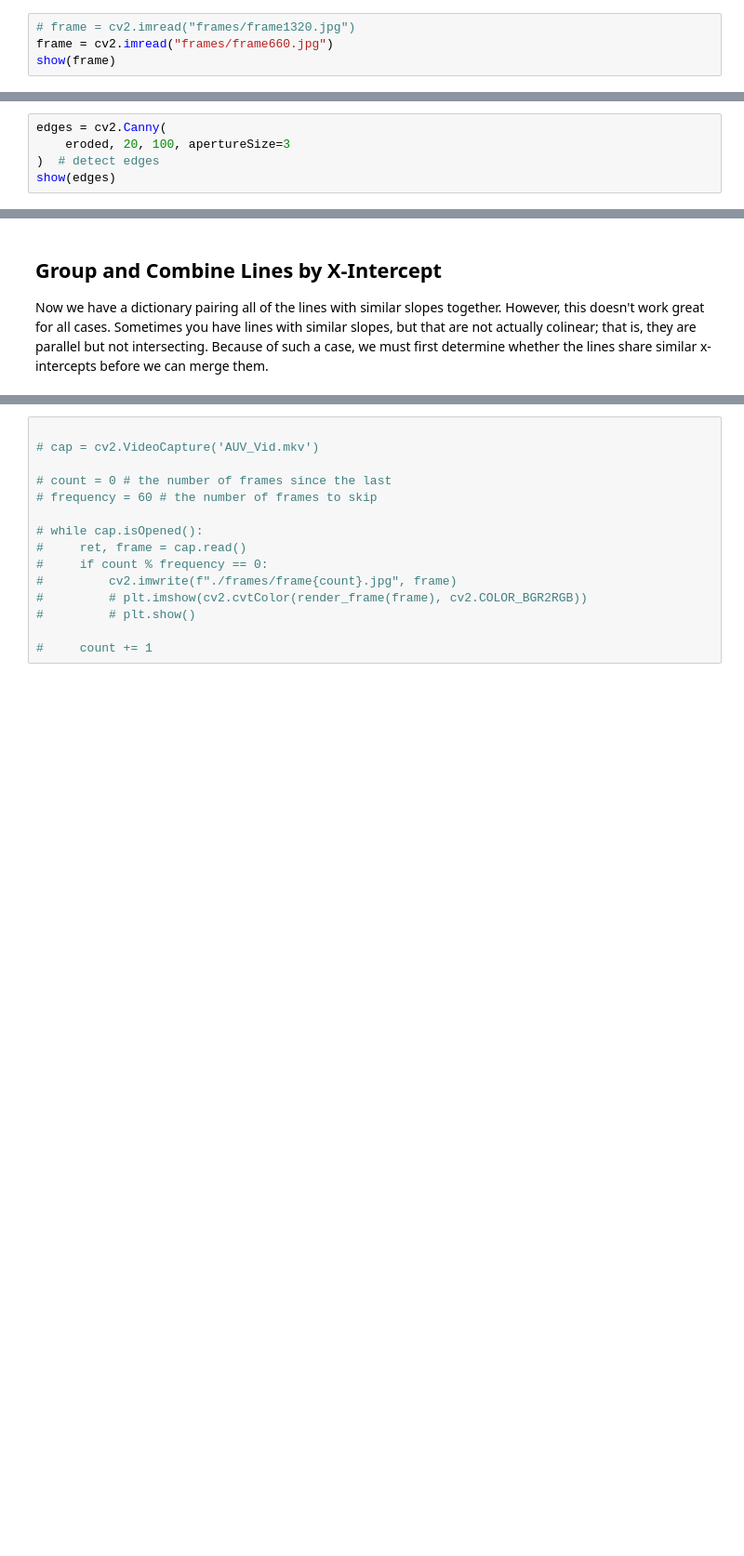
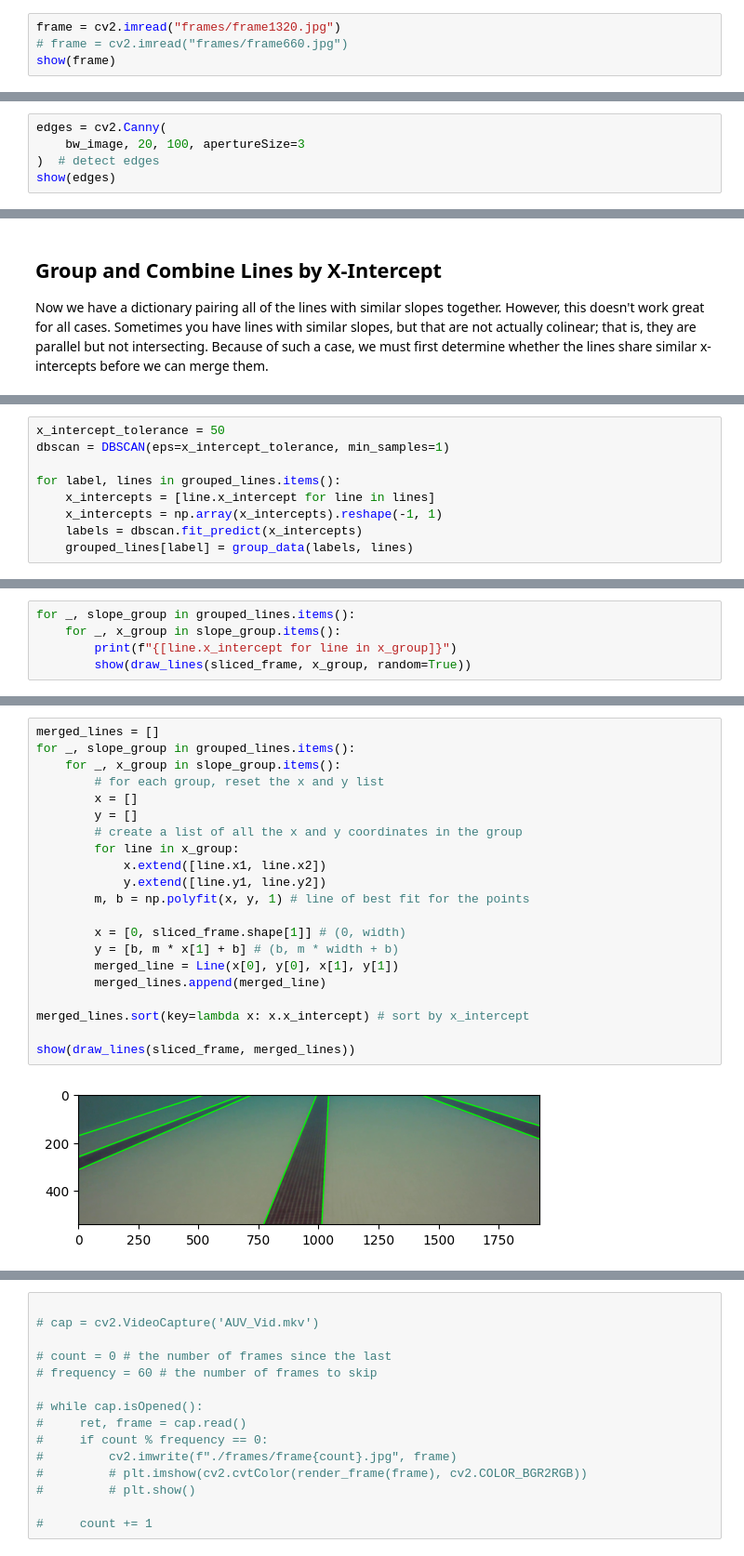
Before and after one commit to TonehavenE/cv-intro, a Jupyter notebook: pipeline_experiment.ipynb, the cells around one changed output, grey strips where cells are left out. Shown: that part at 93% size. Drawn from its saved outputs; the diff is of its cells as text; blank space fills up the shorter version.

```diff
--- a/pipeline_experiment.ipynb
+++ b/pipeline_experiment.ipynb
@@ -17,8 +17,8 @@ def show(img):
 # %% [markdown]
 ## Read Image
 # %%
-# frame = cv2.imread("frames/frame1320.jpg")
-frame = cv2.imread("frames/frame660.jpg")
+frame = cv2.imread("frames/frame1320.jpg")
+# frame = cv2.imread("frames/frame660.jpg")
 show(frame)
 # %% [markdown]
 ## Slice Image
@@ -50,7 +45,7 @@ show(eroded)
 ## Edge Detection
 # %%
 edges = cv2.Canny(
-    eroded, 20, 100, apertureSize=3
+    bw_image, 20, 100, apertureSize=3
 )  # detect edges
 show(edges)
 # %% [markdown]
@@ -112,0 +104,9 @@ for label, lines in grouped_lines.items():
+# %%
+x_intercept_tolerance = 50
+dbscan = DBSCAN(eps=x_intercept_tolerance, min_samples=1)
+
+for label, lines in grouped_lines.items():
+    x_intercepts = [line.x_intercept for line in lines]
+    x_intercepts = np.array(x_intercepts).reshape(-1, 1)
+    labels = dbscan.fit_predict(x_intercepts)
+    grouped_lines[label] = group_data(labels, lines)
@@ -112,0 +115,5 @@ for label, lines in grouped_lines.items():
+# %%
+for _, slope_group in grouped_lines.items():
+    for _, x_group in slope_group.items():
+        print(f"{[line.x_intercept for line in x_group]}")
+        show(draw_lines(sliced_frame, x_group, random=True))
@@ -112,0 +127,23 @@ for label, lines in grouped_lines.items():
+# %%
+merged_lines = []
+for _, slope_group in grouped_lines.items():
+    for _, x_group in slope_group.items():
+        # for each group, reset the x and y list
+        x = []
+        y = []
+        # create a list of all the x and y coordinates in the group
+        for line in x_group:
+            x.extend([line.x1, line.x2])
+            y.extend([line.y1, line.y2])
+        m, b = np.polyfit(x, y, 1) # line of best fit for the points
+
+        x = [0, sliced_frame.shape[1]] # (0, width)
+        y = [b, m * x[1] + b] # (b, m * width + b)
+        merged_line = Line(x[0], y[0], x[1], y[1])
+        merged_lines.append(merged_line)
+
+merged_lines.sort(key=lambda x: x.x_intercept) # sort by x_intercept
+
+show(draw_lines(sliced_frame, merged_lines))
+# %% [output]
+[figure, added]
```
Also changed, not shown: parts of 10 cells of this notebook, 2 other files.
